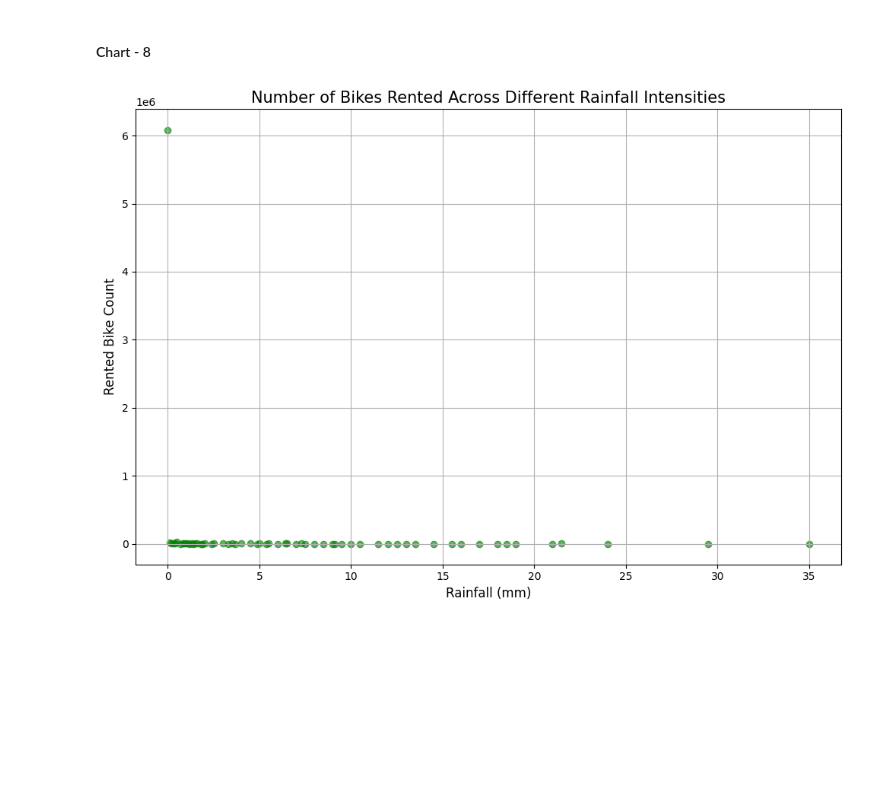
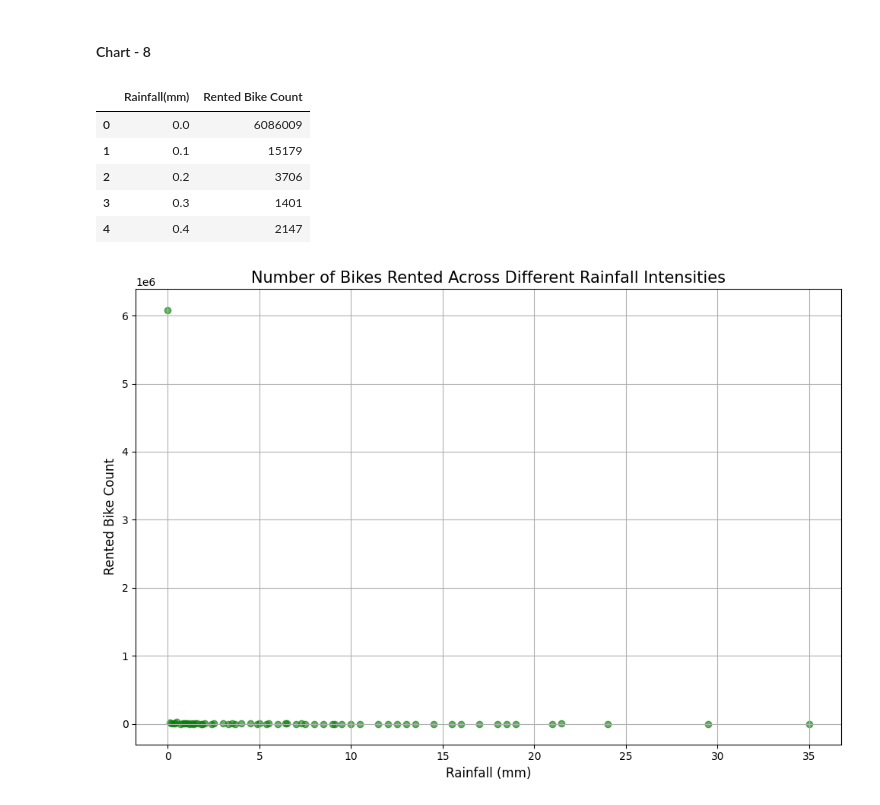
Before and after one commit to manishaachary13/Bike-Sharing-Demand, a Jupyter notebook: Bike_Demand_ML.ipynb, the cells around one changed output. Drawn from its saved outputs; the diff is of its cells as text; code cells hidden in the pictures; blank space fills up the shorter version.

```diff
--- a/Bike_Demand_ML.ipynb
+++ b/Bike_Demand_ML.ipynb
@@ -419,6 +419,17 @@ Insights:
 * Light Snowfall (0.1–0.4 cm): Rentals drop significantly (e.g., 205–8,304 bikes) as snowfall increases, indicating reduced bike usage during snowy conditions.
 # %% [markdown]
 #### Chart - 8
+# %%
+#Creating a dataframe to analyse the number of bikes rented for different intensities of snowfall
+rainfall_bike = create_df_analysis('Rainfall(mm)')
+rainfall_bike.head()
+# %% [output]
+|  | Rainfall(mm) | Rented Bike Count |
+| 0 | 0.0 | 6086009 |
+| 1 | 0.1 | 15179 |
+| 2 | 0.2 | 3706 |
+| 3 | 0.3 | 1401 |
+| 4 | 0.4 | 2147 |
 # %%
 # Creating a visualization for different rainfall intensities
 plt.figure(figsize=(10,7))  # Adjusting figure size for better clarity
```
Also changed, not shown: parts of 20 cells of this notebook.
